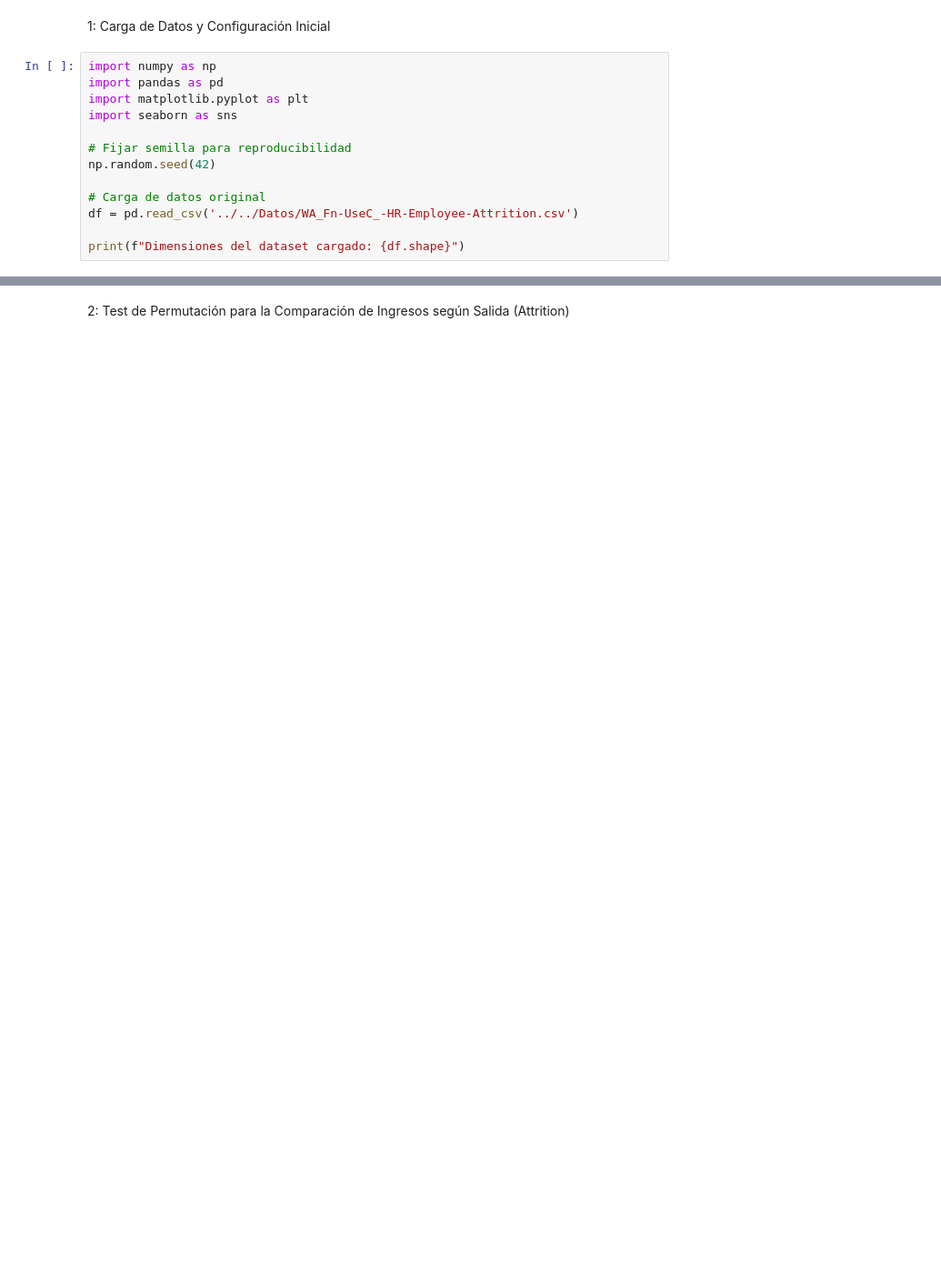
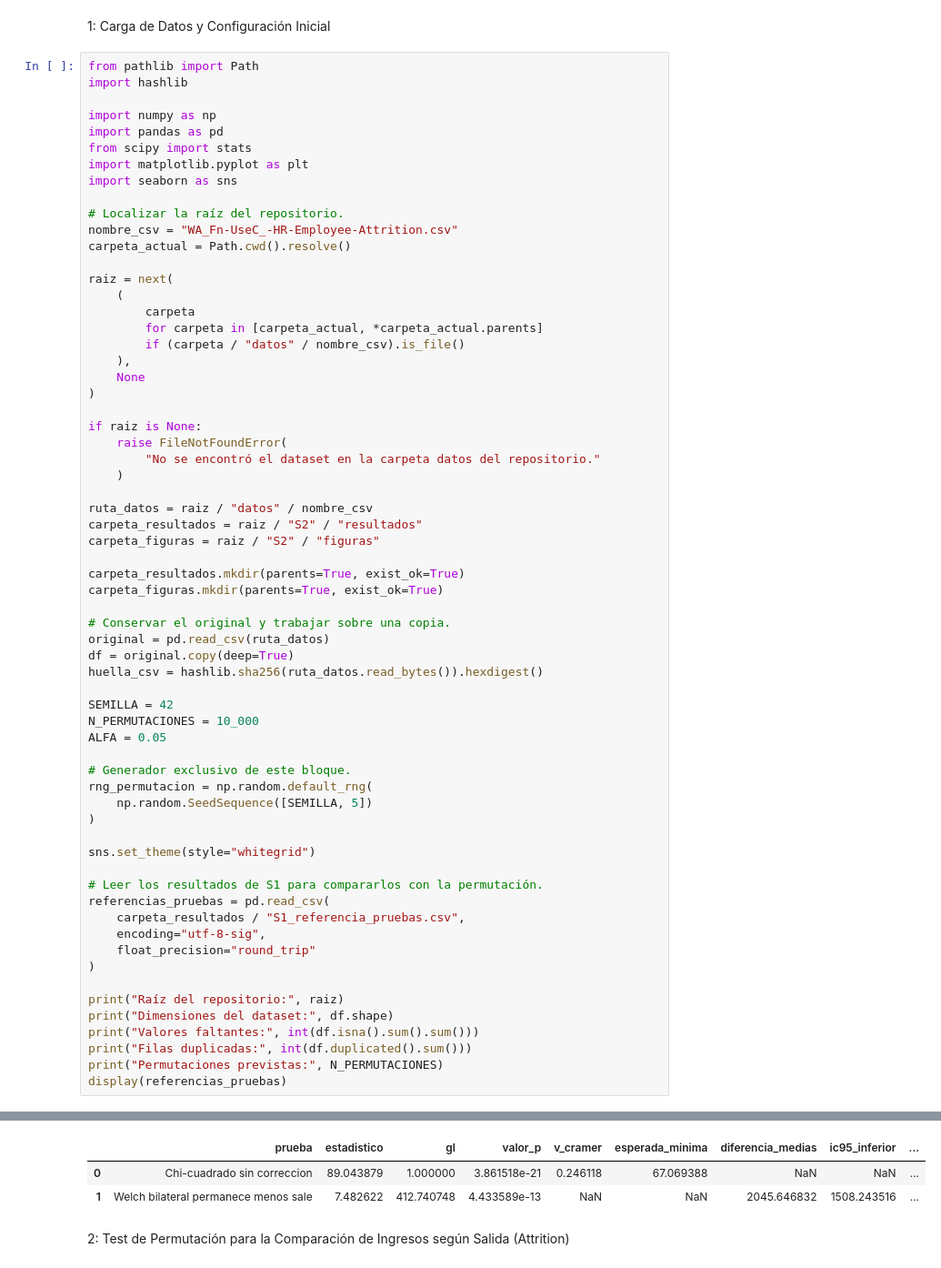
Before and after one commit to hernansaavedrag/estadisticaComputacional, a Jupyter notebook: S2/notebooks/S2_Rodrigo_Permutacion_Robustez.ipynb, the cells around one changed output, grey strips where cells are left out. Shown at 91% size. Drawn from its saved outputs; the diff is of its cells as text; blank space fills up the shorter version.

Commit message:
Completar validacion por permutacion y analisis de robustez

```diff
--- a/S2/notebooks/S2_Rodrigo_Permutacion_Robustez.ipynb
+++ b/S2/notebooks/S2_Rodrigo_Permutacion_Robustez.ipynb
@@ -1,16 +1,67 @@
 # %% [markdown]
 1: Carga de Datos y Configuración Inicial
 # %%
+from pathlib import Path
+import hashlib
+
 import numpy as np
 import pandas as pd
+from scipy import stats
 import matplotlib.pyplot as plt
 import seaborn as sns
 
-# Fijar semilla para reproducibilidad
-np.random.seed(42)
+# Localizar la raíz del repositorio.
+nombre_csv = "WA_Fn-UseC_-HR-Employee-Attrition.csv"
+carpeta_actual = Path.cwd().resolve()
 
-# Carga de datos original
-df = pd.read_csv('../../Datos/WA_Fn-UseC_-HR-Employee-Attrition.csv')
+raiz = next(
+    (
+        carpeta
+        for carpeta in [carpeta_actual, *carpeta_actual.parents]
+        if (carpeta / "datos" / nombre_csv).is_file()
+    ),
+    None
+)
 
-print(f"Dimensiones del dataset cargado: {df.shape}")
+if raiz is None:
+    raise FileNotFoundError(
+        "No se encontró el dataset en la carpeta datos del repositorio."
+    )
+
+ruta_datos = raiz / "datos" / nombre_csv
+carpeta_resultados = raiz / "S2" / "resultados"
+carpeta_figuras = raiz / "S2" / "figuras"
+
+carpeta_resultados.mkdir(parents=True, exist_ok=True)
+carpeta_figuras.mkdir(parents=True, exist_ok=True)
+
+# Conservar el original y trabajar sobre una copia.
+original = pd.read_csv(ruta_datos)
+df = original.copy(deep=True)
+huella_csv = hashlib.sha256(ruta_datos.read_bytes()).hexdigest()
+
+SEMILLA = 42
+N_PERMUTACIONES = 10_000
+ALFA = 0.05
+
+# Generador exclusivo de este bloque.
+rng_permutacion = np.random.default_rng(
+    np.random.SeedSequence([SEMILLA, 5])
+)
+
+sns.set_theme(style="whitegrid")
+
+# Leer los resultados de S1 para compararlos con la permutación.
+referencias_pruebas = pd.read_csv(
+    carpeta_resultados / "S1_referencia_pruebas.csv",
+    encoding="utf-8-sig",
+    float_precision="round_trip"
+)
+
+print("Raíz del repositorio:", raiz)
+print("Dimensiones del dataset:", df.shape)
+print("Valores faltantes:", int(df.isna().sum().sum()))
+print("Filas duplicadas:", int(df.duplicated().sum()))
+print("Permutaciones previstas:", N_PERMUTACIONES)
+display(referencias_pruebas)
 # %% [output]
@@ -18,3 +73,6 @@ Dimensiones del dataset cargado: (1470, 35)
+|  | prueba | estadistico | gl | valor_p | v_cramer | esperada_minima | diferencia_medias | ic95_inferior | ... |
+| 0 | Chi-cuadrado sin correccion | 89.043879 | 1.000000 | 3.861518e-21 | 0.246118 | 67.069388 | NaN | NaN | ... |
+| 1 | Welch bilateral permanece menos sale | 7.482622 | 412.740748 | 4.433589e-13 | NaN | NaN | 2045.646832 | 1508.243516 | ... |
 # %% [markdown]
 2: Test de Permutación para la Comparación de Ingresos según Salida (Attrition)
 # %%
```
Also changed, not shown: parts of 7 cells of this notebook, 7 other files.
